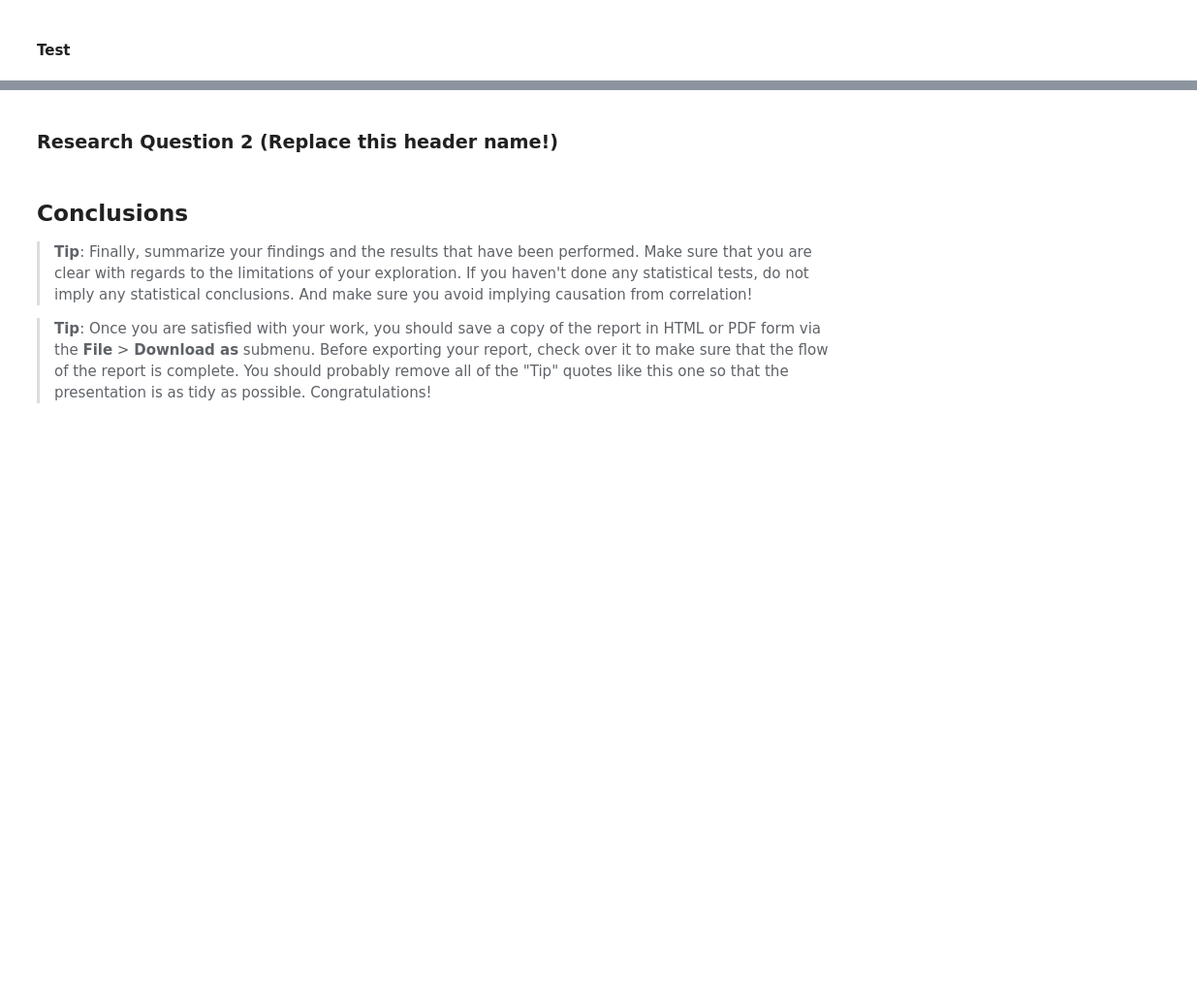
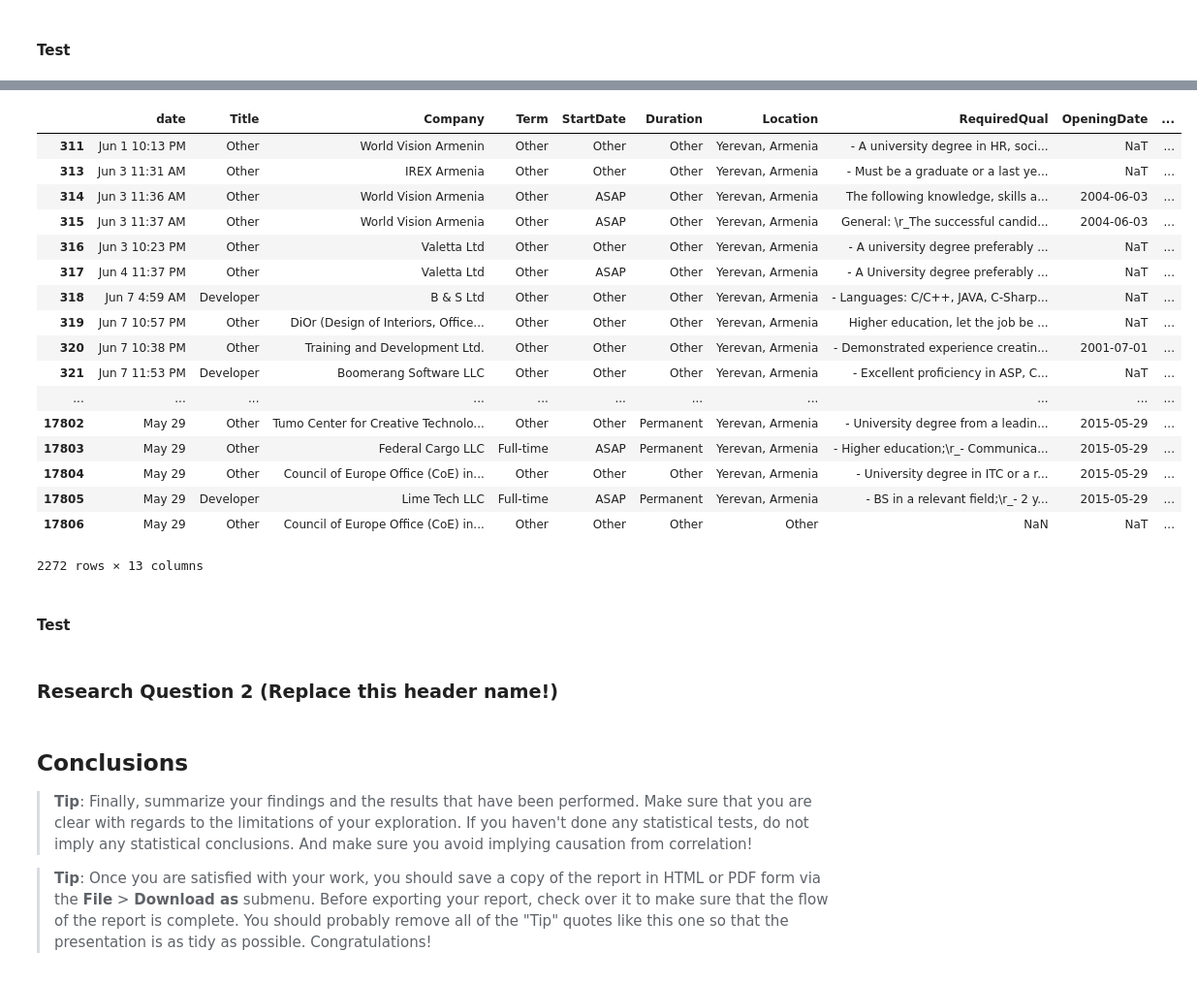
Before and after one commit to marcellovictorino/DAND_4_Data_Wrangling, a Jupyter notebook: 1) Armenian Online Job Posting/1 - Armenian Online Job Posting.ipynb, the cells around one changed output, grey strips where cells are left out. Shown: that part at 97% size. Saved outputs shown, nothing was run; the diff lists cells and outputs as text; code cells hidden in the pictures; blank space fills up the shorter version.

Commit message:
add: Set date as Datetime with test

```diff
--- a/1) Armenian Online Job Posting/1 - Armenian Online Job Posting.ipynb
+++ b/1) Armenian Online Job Posting/1 - Armenian Online Job Posting.ipynb
@@ -486,0 +472,25 @@ assert all([(category in Title_categories_new) for category in Title_categories_
+# %%
+df2 = df.copy()
+# %%
+df2.date = pd.to_datetime(df2.date, errors='coerce')
+df2.date.count() - len(df)
+df[df2.date.isnull()]
+# %% [output]
+|  | date | Title | Company | Term | StartDate | Duration | Location | RequiredQual | OpeningDate | ... |
+| 311 | Jun 1 10:13 PM | Other | World Vision Armenin | Other | Other | Other | Yerevan, Armenia | - A university degree in HR, soci... | NaT | ... |
+| 313 | Jun 3 11:31 AM | Other | IREX Armenia | Other | Other | Other | Yerevan, Armenia | - Must be a graduate or a last ye... | NaT | ... |
+| 314 | Jun 3 11:36 AM | Other | World Vision Armenia | Other | ASAP | Other | Yerevan, Armenia | The following knowledge, skills a... | 2004-06-03 | ... |
+| 315 | Jun 3 11:37 AM | Other | World Vision Armenia | Other | ASAP | Other | Yerevan, Armenia | General: \r_The successful candid... | 2004-06-03 | ... |
+| 316 | Jun 3 10:23 PM | Other | Valetta Ltd | Other | Other | Other | Yerevan, Armenia | - A university degree preferably ... | NaT | ... |
+| 317 | Jun 4 11:37 PM | Other | Valetta Ltd | Other | ASAP | Other | Yerevan, Armenia | - A University degree preferably ... | NaT | ... |
+| 318 | Jun 7 4:59 AM | Developer | B & S Ltd | Other | Other | Other | Yerevan, Armenia | - Languages: C/C++, JAVA, C-Sharp... | NaT | ... |
+| 319 | Jun 7 10:57 PM | Other | DiOr (Design of Interiors, Office... | Other | Other | Other | Yerevan, Armenia | Higher education, let the job be ... | NaT | ... |
+| 320 | Jun 7 10:38 PM | Other | Training and Development Ltd. | Other | Other | Other | Yerevan, Armenia | - Demonstrated experience creatin... | 2001-07-01 | ... |
+| 321 | Jun 7 11:53 PM | Developer | Boomerang Software LLC | Other | Other | Other | Yerevan, Armenia | - Excellent proficiency in ASP, C... | NaT | ... |
+| ... | ... | ... | ... | ... | ... | ... | ... | ... | ... | ... |
+| 17802 | May 29 | Other | Tumo Center for Creative Technolo... | Other | Other | Permanent | Yerevan, Armenia | - University degree from a leadin... | 2015-05-29 | ... |
+| 17803 | May 29 | Other | Federal Cargo LLC | Full-time | ASAP | Permanent | Yerevan, Armenia | - Higher education;\r_- Communica... | 2015-05-29 | ... |
+| 17804 | May 29 | Other | Council of Europe Office (CoE) in... | Other | Other | Other | Yerevan, Armenia | - University degree in ITC or a r... | 2015-05-29 | ... |
+| 17805 | May 29 | Developer | Lime Tech LLC | Full-time | ASAP | Permanent | Yerevan, Armenia | - BS in a relevant field;\r_- 2 y... | 2015-05-29 | ... |
+| 17806 | May 29 | Other | Council of Europe Office (CoE) in... | Other | Other | Other | Other | NaN | NaT | ... |
+2272 rows × 13 columns
@@ -486,0 +499,2 @@ assert all([(category in Title_categories_new) for category in Title_categories_
+# %% [markdown]
+#### Test
```
Also changed, not shown: parts of 8 cells of this notebook.
